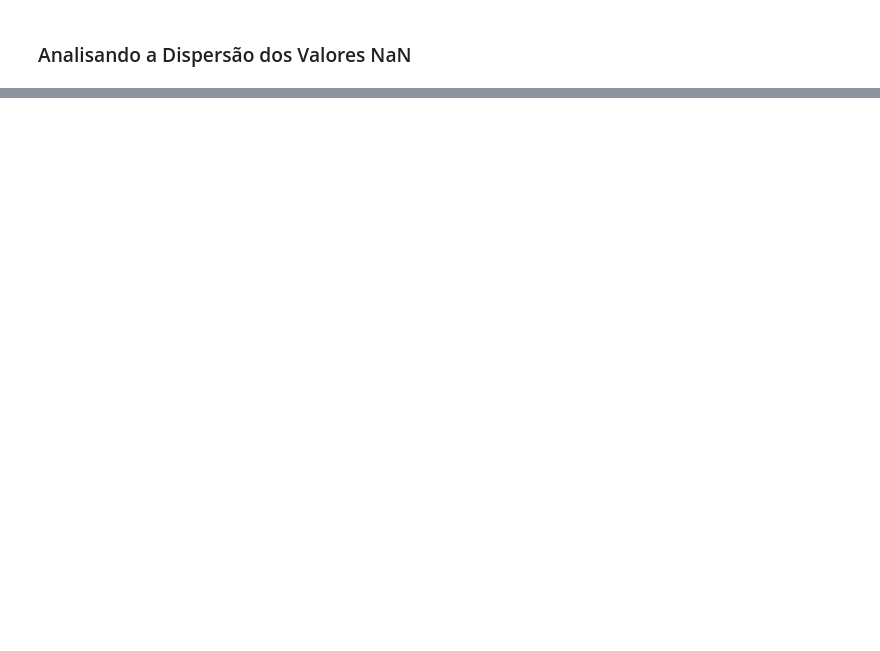
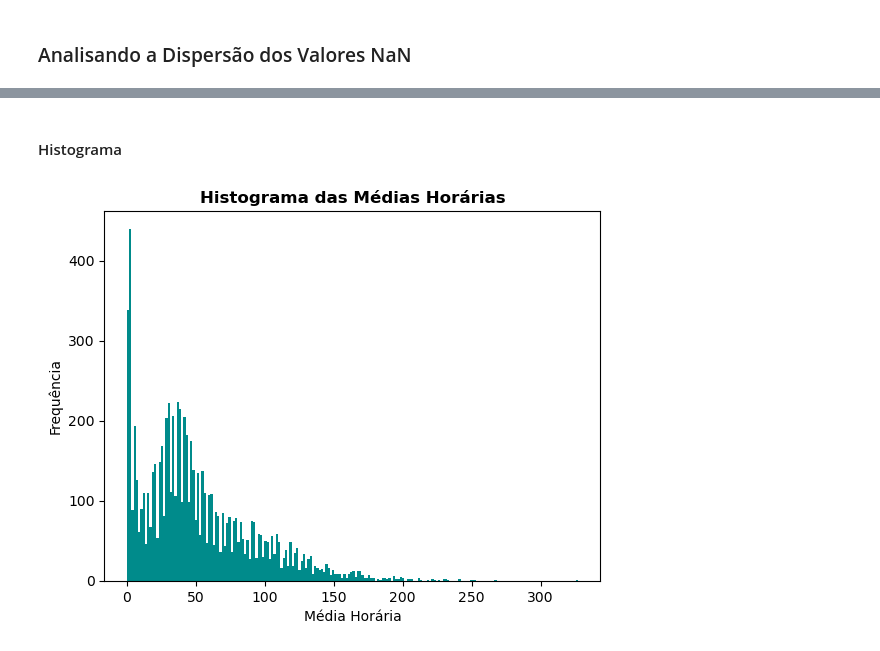
Before and after one commit to ecosustain/air-pollution, a Jupyter notebook: exploratory_analysis/exploratory_analysis_o3.ipynb, the cells around one changed output, grey strips where cells are left out. Saved outputs shown, nothing was run; the diff lists cells and outputs as text; code cells hidden in the pictures; blank space fills up the shorter version.

```diff
--- a/exploratory_analysis/exploratory_analysis_o3.ipynb
+++ b/exploratory_analysis/exploratory_analysis_o3.ipynb
@@ -58,0 +68,10 @@ _ = sns.boxplot(x='MediaHoraria', data=data, showfliers=True)
+# %% [markdown]
+#### Histograma
+# %%
+plt.hist(data['MediaHoraria'], bins=200, color="darkcyan")
+plt.xlabel("Média Horária")
+plt.ylabel("Frequência")
+plt.title("Histograma das Médias Horárias", fontweight='bold')
+plt.show()
+# %% [output]
+[figure, added]
```
Also changed, not shown: parts of 28 cells of this notebook.
